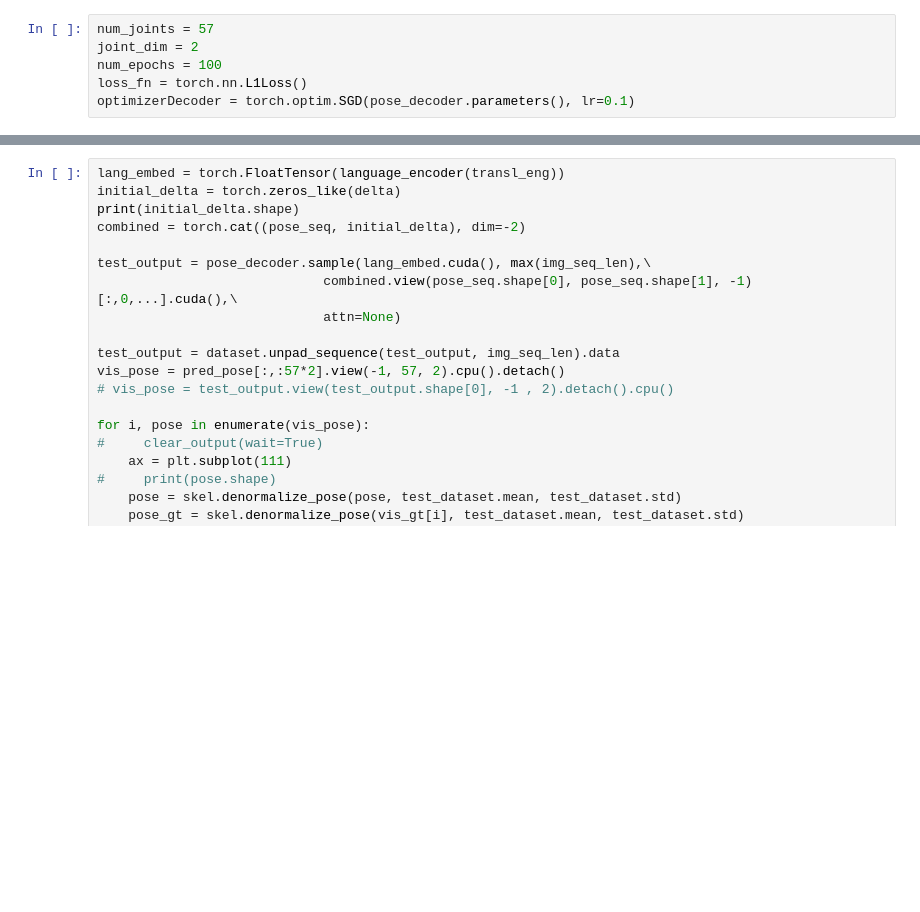
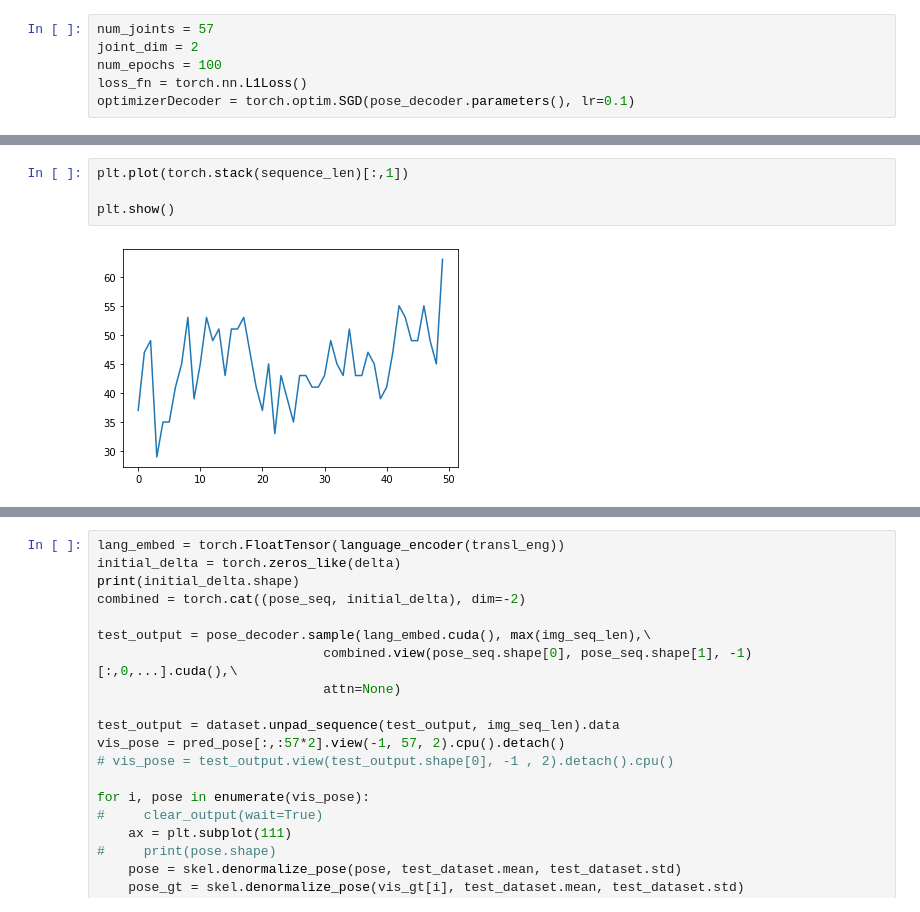
Before and after one commit to akuganesan/MultiSign, a Jupyter notebook: src/test_deltas.ipynb, the cells around one changed output, grey strips where cells are left out. Cells and saved outputs as stored; diff of their text form; blank space fills up the shorter version.

```diff
--- a/src/test_deltas.ipynb
+++ b/src/test_deltas.ipynb
@@ -34 +88,7 @@ optimizerDecoder = torch.optim.SGD(pose_decoder.parameters(), lr=0.1)
+# %%
+plt.plot(torch.stack(sequence_len)[:,1])
+
+plt.show()
+# %% [output]
+[figure, added]
 # %%
```
Also changed, not shown: parts of 7 cells of this notebook, 58 other files.
